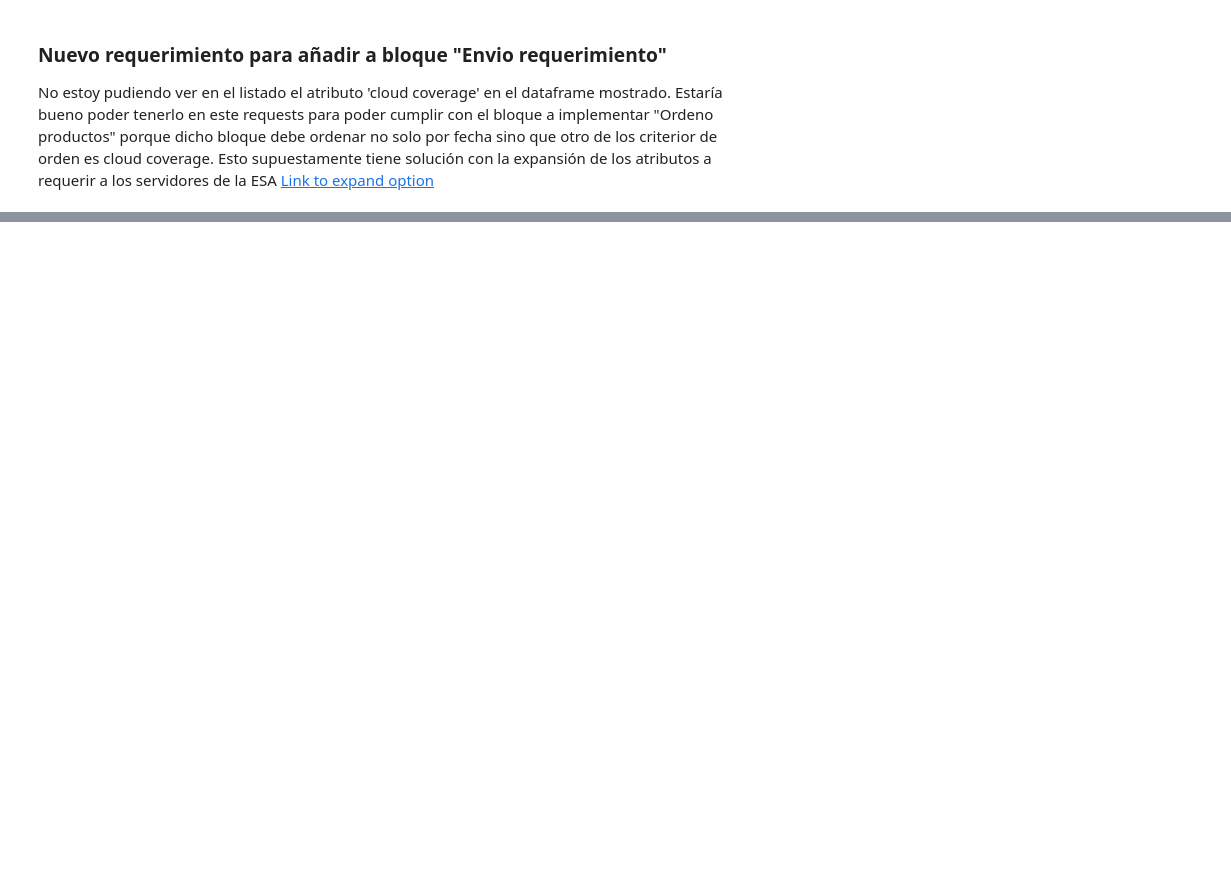
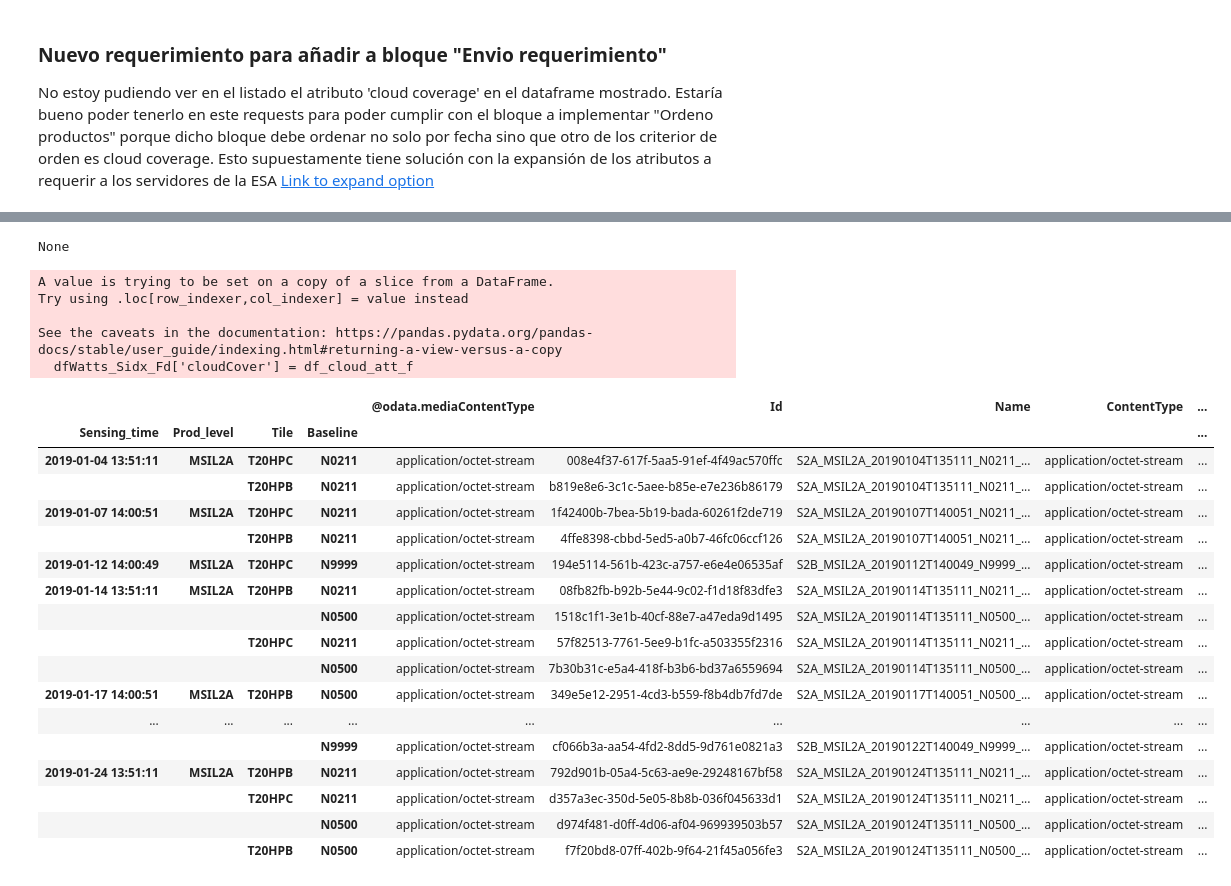
Before and after one commit to gvdiaz/NDVI_S2_gauge, a Jupyter notebook: Scripts/Nube_funciones.ipynb, the cells around one changed output, grey strips where cells are left out. Drawn from its saved outputs; the diff is of its cells as text; code cells hidden in the pictures; blank space fills up the shorter version.

```diff
--- a/Scripts/Nube_funciones.ipynb
+++ b/Scripts/Nube_funciones.ipynb
@@ -530,0 +564,44 @@ Name: Attributes, dtype: object
+# %%
+# print(type(dfWatts_Sidx_Fd[['Attributes']]))
+# display((df.iloc[[0]]['Attributes']).item()[3])
+
+# df_cloud_att = dfWatts_Sidx_Fd[['Attributes']].apply(lambda x: x)
+# df.E.apply(pd.Series)
+df_cloud_att = dfWatts_Sidx_Fd.Attributes.apply(pd.Series)
+# Obtengo los dos df de cloud cover y trato de mergearlos
+df_cloud_att_2 = (df_cloud_att[2].apply(lambda x: x['Value'] if x['Name'] == 'cloudCover' else 0))
+df_cloud_att_3 = (df_cloud_att[3].apply(lambda x: x['Value'] if x['Name'] == 'cloudCover' else 0))
+df_cloud_att_f = df_cloud_att_2 + df_cloud_att_3
+# print(type(df_cloud_att_f))
+# display(df_cloud_att_f)
+# result['Age'] = pd.Series(age)
+dfWatts_Sidx_Fd['cloudCover'] = df_cloud_att_f
+columns_list = list(dfWatts_Sidx_Fd.columns)[0:-1]#.insert(0,'cloudCover')
+# print(columns_list.insert(0, 'lalalalalala'))
+display(dfWatts_Sidx_Fd)
+# display(df_cloud_att.apply(lambda x: x, axis=1))#.map(lambda x: x[3]))
+# %% [output]
+None
+A value is trying to be set on a copy of a slice from a DataFrame.
+Try using .loc[row_indexer,col_indexer] = value instead
+
+See the caveats in the documentation: https://pandas.pydata.org/pandas-docs/stable/user_guide/indexing.html#returning-a-view-versus-a-copy
+  dfWatts_Sidx_Fd['cloudCover'] = df_cloud_att_f
+|  |  |  |  | @odata.mediaContentType | Id | Name | ContentType | ... |
+| Sensing_time | Prod_level | Tile | Baseline |  |  |  |  | ... |
+| 2019-01-04 13:51:11 | MSIL2A | T20HPC | N0211 | application/octet-stream | 008e4f37-617f-5aa5-91ef-4f49ac570ffc | S2A_MSIL2A_20190104T135111_N0211_... | application/octet-stream | ... |
+|  |  | T20HPB | N0211 | application/octet-stream | b819e8e6-3c1c-5aee-b85e-e7e236b86179 | S2A_MSIL2A_20190104T135111_N0211_... | application/octet-stream | ... |
+| 2019-01-07 14:00:51 | MSIL2A | T20HPC | N0211 | application/octet-stream | 1f42400b-7bea-5b19-bada-60261f2de719 | S2A_MSIL2A_20190107T140051_N0211_... | application/octet-stream | ... |
+|  |  | T20HPB | N0211 | application/octet-stream | 4ffe8398-cbbd-5ed5-a0b7-46fc06ccf126 | S2A_MSIL2A_20190107T140051_N0211_... | application/octet-stream | ... |
+| 2019-01-12 14:00:49 | MSIL2A | T20HPC | N9999 | application/octet-stream | 194e5114-561b-423c-a757-e6e4e06535af | S2B_MSIL2A_20190112T140049_N9999_... | application/octet-stream | ... |
+| 2019-01-14 13:51:11 | MSIL2A | T20HPB | N0211 | application/octet-stream | 08fb82fb-b92b-5e44-9c02-f1d18f83dfe3 | S2A_MSIL2A_20190114T135111_N0211_... | application/octet-stream | ... |
+|  |  |  | N0500 | application/octet-stream | 1518c1f1-3e1b-40cf-88e7-a47eda9d1495 | S2A_MSIL2A_20190114T135111_N0500_... | application/octet-stream | ... |
+|  |  | T20HPC | N0211 | application/octet-stream | 57f82513-7761-5ee9-b1fc-a503355f2316 | S2A_MSIL2A_20190114T135111_N0211_... | application/octet-stream | ... |
+|  |  |  | N0500 | application/octet-stream | 7b30b31c-e5a4-418f-b3b6-bd37a6559694 | S2A_MSIL2A_20190114T135111_N0500_... | application/octet-stream | ... |
+| 2019-01-17 14:00:51 | MSIL2A | T20HPB | N0500 | application/octet-stream | 349e5e12-2951-4cd3-b559-f8b4db7fd7de | S2A_MSIL2A_20190117T140051_N0500_... | application/octet-stream | ... |
+| ... | ... | ... | ... | ... | ... | ... | ... | ... |
+|  |  |  | N9999 | application/octet-stream | cf066b3a-aa54-4fd2-8dd5-9d761e0821a3 | S2B_MSIL2A_20190122T140049_N9999_... | application/octet-stream | ... |
+| 2019-01-24 13:51:11 | MSIL2A | T20HPB | N0211 | application/octet-stream | 792d901b-05a4-5c63-ae9e-29248167bf58 | S2A_MSIL2A_20190124T135111_N0211_... | application/octet-stream | ... |
+|  |  | T20HPC | N0211 | application/octet-stream | d357a3ec-350d-5e05-8b8b-036f045633d1 | S2A_MSIL2A_20190124T135111_N0211_... | application/octet-stream | ... |
+|  |  |  | N0500 | application/octet-stream | d974f481-d0ff-4d06-af04-969939503b57 | S2A_MSIL2A_20190124T135111_N0500_... | application/octet-stream | ... |
+|  |  | T20HPB | N0500 | application/octet-stream | f7f20bd8-07ff-402b-9f64-21f45a056fe3 | S2A_MSIL2A_20190124T135111_N0500_... | application/octet-stream | ... |
```
Also changed, not shown: parts of 7 cells of this notebook.
